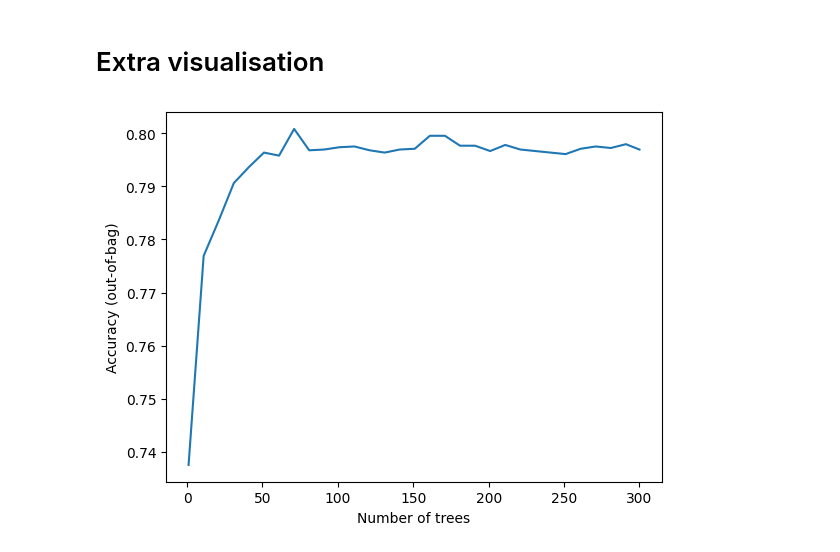
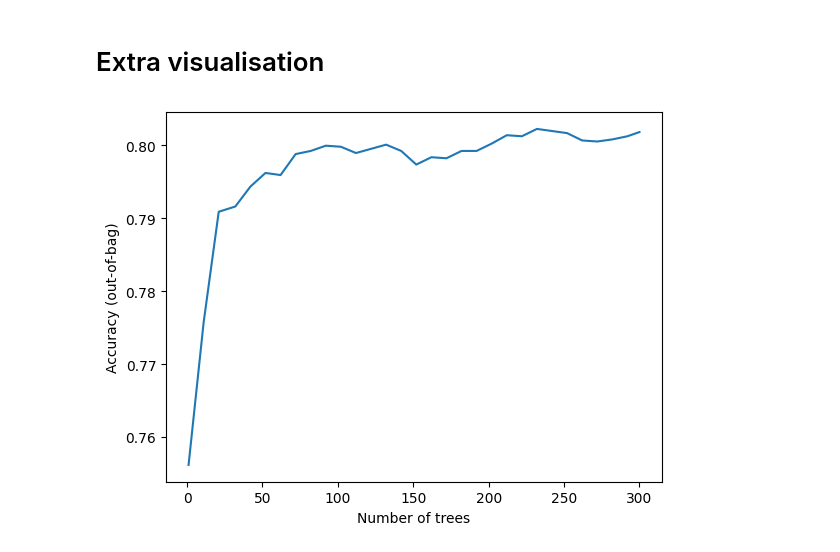
Before and after one commit to N3xou/KaggleNotebooks, a Jupyter notebook: spacetitanic.ipynb, the cells around one changed output. Saved outputs shown, nothing was run; the diff lists cells and outputs as text; code cells hidden in the pictures.

```diff
--- a/spacetitanic.ipynb
+++ b/spacetitanic.ipynb
@@ -294,10 +301,9 @@ print(dataset_df.head())
 from sklearn.model_selection import train_test_split
 
 # Split dataset (80% train, 20% test by default)
-train_ds_pd1, valid_ds_pd1 = train_test_split(cleaned_df_1, test_size=0.2, random_state=42)
-train_ds_pd2, valid_ds_pd2 = train_test_split(cleaned_df_2, test_size=0.2, random_state=42)
-train_ds_pd3, valid_ds_pd3 = train_test_split(cleaned_df_3, test_size=0.2, random_state=42)
+train_ds_pd, valid_ds_pd = train_test_split(cleaned_df, test_size=0.2, random_state=42)
+
 
 # Print dataset sizes
-print(f"{len(train_ds_pd1)} examples in training, {len(valid_ds_pd1)} examples in testing.")
+print(f"{len(train_ds_pd)} examples in training, {len(valid_ds_pd)} examples in testing.")
 # %% [output]
@@ -314,3 +311,6 @@ valid_ds3 = tfdf.keras.pd_dataframe_to_tf_dataset(valid_ds_pd3, label="Transport
+# %%
+train_ds = tfdf.keras.pd_dataframe_to_tf_dataset(train_ds_pd, label="Transported")
+valid_ds = tfdf.keras.pd_dataframe_to_tf_dataset(valid_ds_pd, label="Transported")
 # %%
 #tfdf.keras.get_all_models()
 # %%
@@ -327,27 +321,0 @@ Use /tmp/tmps1nkpwph as temporary training directory
-# %%
-from sklearn.model_selection import GridSearchCV
-from sklearn.ensemble import RandomForestClassifier
-
-# Define the parameter grid
-param_grid = {
-    'n_estimators': [50, 100, 200],
-    'max_depth': [10, 20, 30],
-    'min_samples_split': [2, 5, 10],
-    'min_samples_leaf': [1, 2, 4],
-    'max_features': ['auto', 'sqrt', 'log2'],
-}
-
-# Instantiate the random forest model
-rf = RandomForestClassifier(random_state=42)
-
-# Setup GridSearchCV
-grid_search = GridSearchCV(estimator=rf, param_grid=param_grid, cv=5, n_jobs=-1, verbose=2)
-
-# Fit the model to find the best parameters
-grid_search.fit(X_train, y_train)
-
-# Get the best parameters and model
-best_params = grid_search.best_params_
-best_rf_model = grid_search.best_estimator_
-
-print(f"Best parameters: {best_params}")
@@ -494,10 +441,10 @@ output.head()
 # Extra visualisation
 # %%
 import matplotlib.pyplot as plt
-logs = rf2.make_inspector().training_logs()
+logs = rf.make_inspector().training_logs()
 plt.plot([log.num_trees for log in logs], [log.evaluation.accuracy for log in logs])
 plt.xlabel("Number of trees")
 plt.ylabel("Accuracy (out-of-bag)")
 plt.show()
 # %% [output]
-[figure, old version]
+[figure, new version]
```
Also changed, not shown: parts of 17 cells of this notebook.
